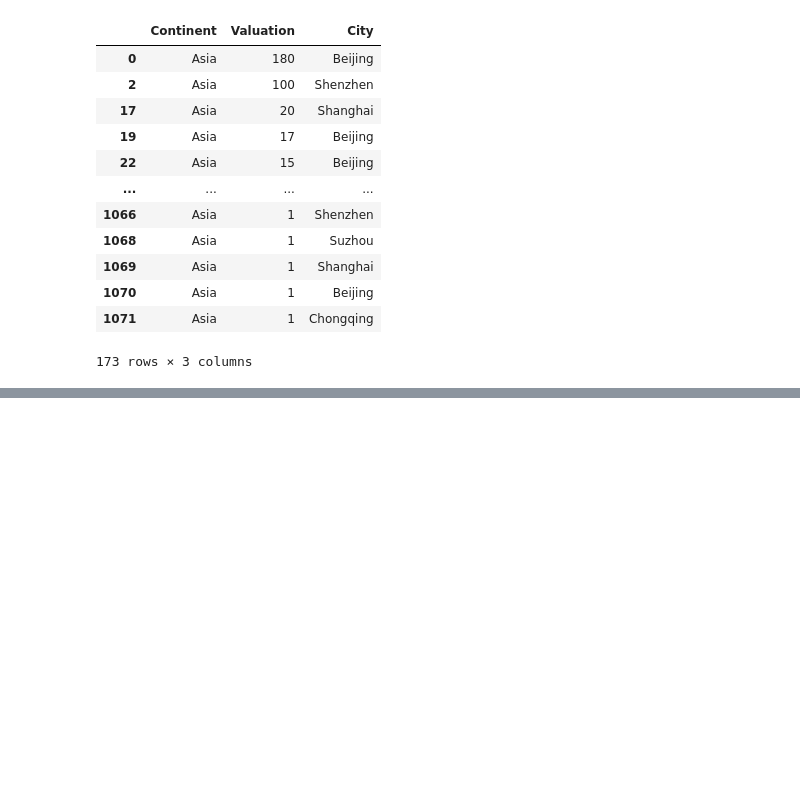
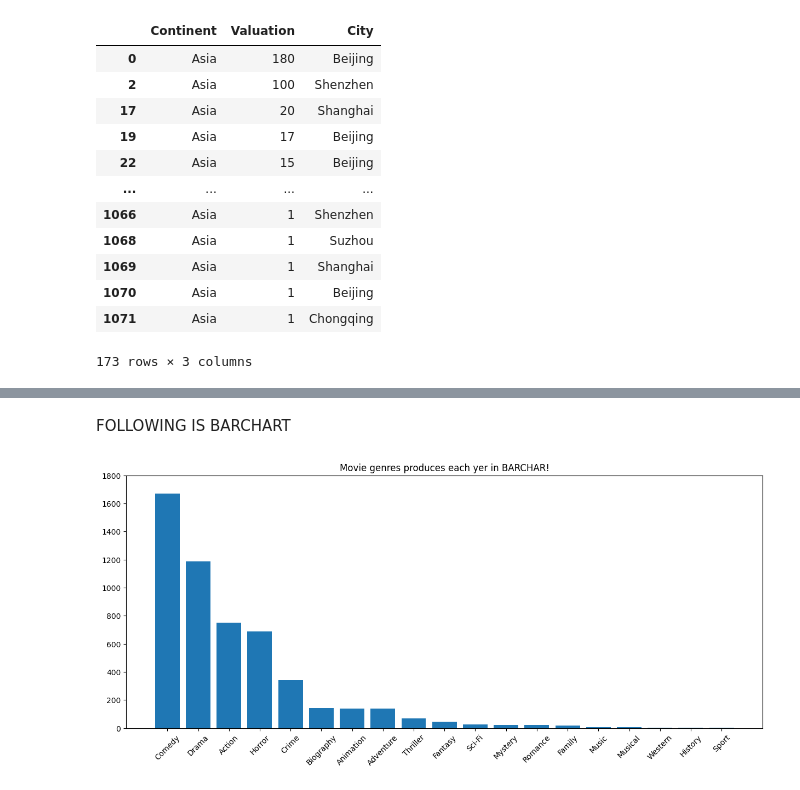
Before and after one commit to nurgelli/statistics_in_python, a Jupyter notebook: ml.ipynb, the cells around one changed output, grey strips where cells are left out. Drawn from its saved outputs; the diff is of its cells as text; code cells hidden in the pictures; blank space fills up the shorter version.

```diff
--- a/ml.ipynb
+++ b/ml.ipynb
@@ -277,0 +418,11 @@ movies.describe().T
+# %% [markdown]
+FOLLOWING IS BARCHART
+# %%
+plt.figure(figsize=(15, 6))
+plt.bar(x = genre_table.index, height=genre_table.values) # Very crucial x is index; y is value of x
+plt.xticks(rotation = 45)
+plt.title('Movie genres produces each yer in BARCHAR!')
+plt.ylim(top = 1800, bottom = 0)
+plt.show()
+# %% [output]
+[figure, added]
```
Also changed, not shown: parts of 24 cells of this notebook.
